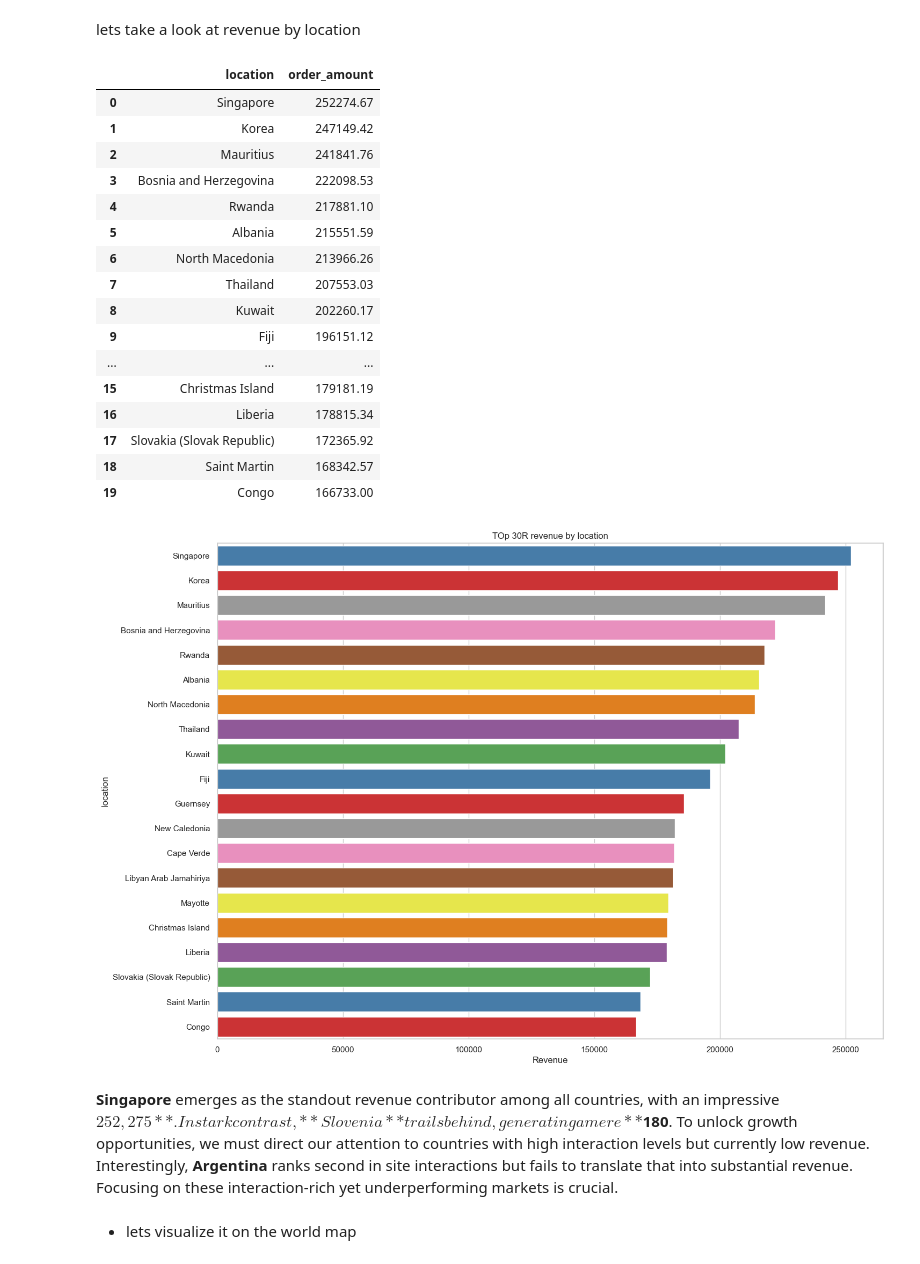
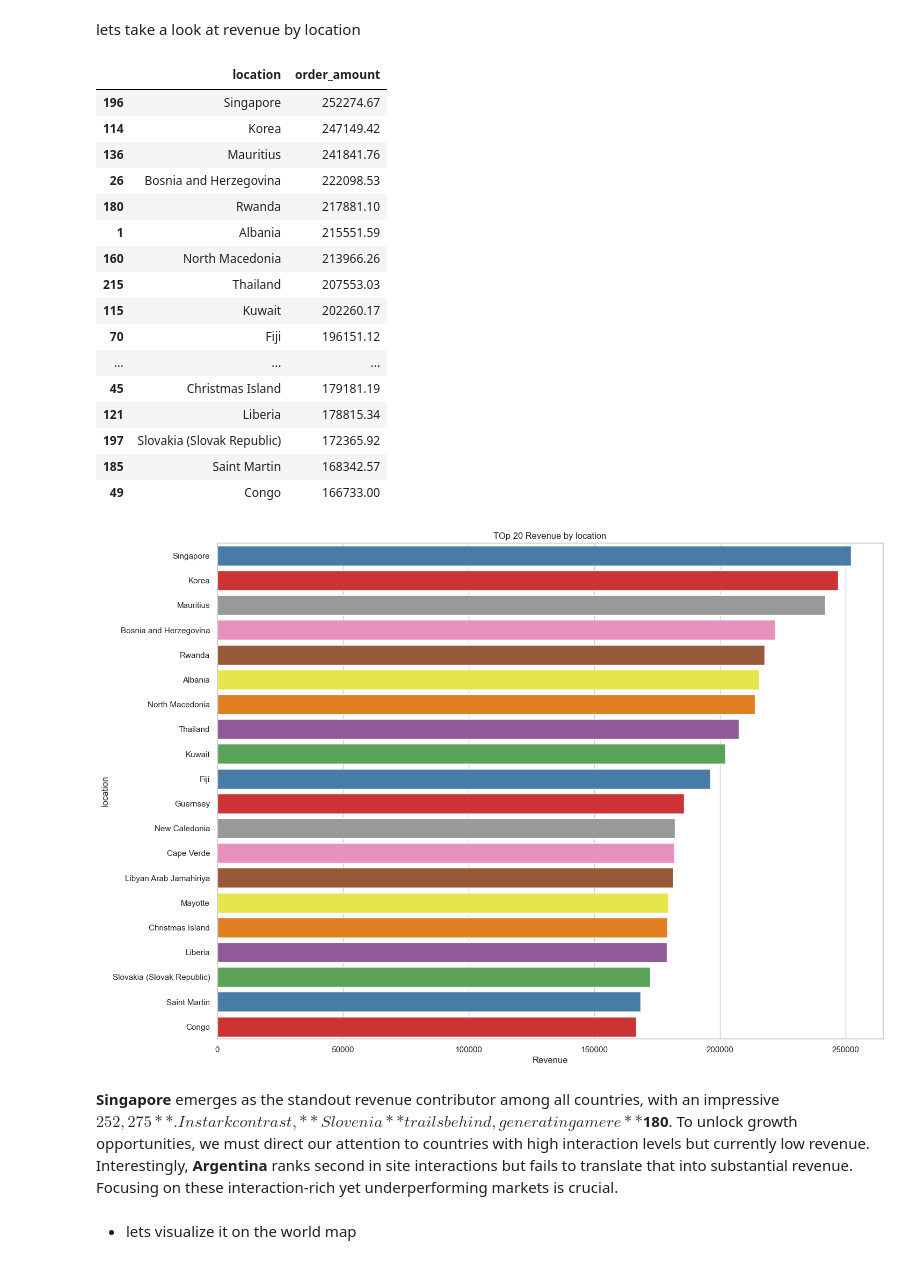
Before and after one commit to SaliuA/ShopSmart_Customer_analysis, a Jupyter notebook: Notebook.ipynb, the cells around one changed output. Drawn from its saved outputs; the diff is of its cells as text; code cells hidden in the pictures.

```diff
--- a/Notebook.ipynb
+++ b/Notebook.ipynb
@@ -342,8 +356,11 @@ df_feature['checked_out_at']=pd.to_datetime(df_feature['checked_out_at'])
 # %%
 #Adding an amount spent colunm and order duration colunm
 df_feature["order_amount"]=df_feature["quantity"]*df_feature["price"] #multiplying price by quantity to get amount
+#renaming the name column to product_name
+
+df_feature = df_feature.rename(columns={'name': 'product_name'})
 # %%
 #re-arranging the colunms for better visualize the dataframe
 df_feature=df_feature.reindex(columns=['customer_id', 'location', 'event_id', 'event_timestamp', 'order_id',
-    'event_type','status','checked_out_at','line_item_id','name','quantity', 'price','order_amount'])
+    'event_type','status','checked_out_at','line_item_id','product_name','quantity', 'price','order_amount'])
 # %% [markdown]
@@ -751,35 +855,35 @@ The country with the most site interaction is **Korea** with 6,997 site interact
 # %% [markdown]
 lets take a look at revenue by location
 # %%
-df_country=df_checkout_success.groupby("location")["order_amount"].sum().sort_values(ascending=False).reset_index()
+df_country=df_checkout_success.groupby("location")["order_amount"].sum().reset_index().sort_values(by="order_amount",ascending=False)
 display(df_country.head(20))
 #bar plot of location of site interactions
 plt.figure(figsize=(16, 12))
 sns.barplot(df_country.head(20),y="location",x="order_amount",hue="order_amount",legend=False,palette="Set1").set_xlabel('Revenue')
-plt.title('TOp 30R revenue by location')
+plt.title('TOp 20 Revenue by location')
 plt.show()
 printmd("**Singapore** emerges as the standout revenue contributor among all countries, with an impressive **$252,275**. In stark contrast\
 , **Slovenia** trails behind, generating a mere **$180**. To unlock growth opportunities, we must direct our attention to countries with high\
      interaction levels but currently low revenue. Interestingly, **Argentina** ranks second in site interactions but fails to translate that\
          into substantial revenue. Focusing on these interaction-rich yet underperforming markets is crucial.")
 # %% [output]
 |  | location | order_amount |
-| 0 | Singapore | 252274.67 |
-| 1 | Korea | 247149.42 |
-| 2 | Mauritius | 241841.76 |
-| 3 | Bosnia and Herzegovina | 222098.53 |
-| 4 | Rwanda | 217881.10 |
-| 5 | Albania | 215551.59 |
-| 6 | North Macedonia | 213966.26 |
-| 7 | Thailand | 207553.03 |
-| 8 | Kuwait | 202260.17 |
-| 9 | Fiji | 196151.12 |
+| 196 | Singapore | 252274.67 |
+| 114 | Korea | 247149.42 |
+| 136 | Mauritius | 241841.76 |
+| 26 | Bosnia and Herzegovina | 222098.53 |
+| 180 | Rwanda | 217881.10 |
+| 1 | Albania | 215551.59 |
+| 160 | North Macedonia | 213966.26 |
+| 215 | Thailand | 207553.03 |
+| 115 | Kuwait | 202260.17 |
+| 70 | Fiji | 196151.12 |
 | ... | ... | ... |
-| 15 | Christmas Island | 179181.19 |
-| 16 | Liberia | 178815.34 |
-| 17 | Slovakia (Slovak Republic) | 172365.92 |
-| 18 | Saint Martin | 168342.57 |
-| 19 | Congo | 166733.00 |
+| 45 | Christmas Island | 179181.19 |
+| 121 | Liberia | 178815.34 |
+| 197 | Slovakia (Slovak Republic) | 172365.92 |
+| 185 | Saint Martin | 168342.57 |
+| 49 | Congo | 166733.00 |
 [figure]
 **Singapore** emerges as the standout revenue contributor among all countries, with an impressive **$252,275**. In stark contrast, **Slovenia** trails behind, generating a mere **$180**. To unlock growth opportunities, we must direct our attention to countries with high     interaction levels but currently low revenue. Interestingly, **Argentina** ranks second in site interactions but fails to translate that         into substantial revenue. Focusing on these interaction-rich yet underperforming markets is crucial.
 # %% [markdown]
```
Also changed, not shown: parts of 42 cells of this notebook, 1 other file.
